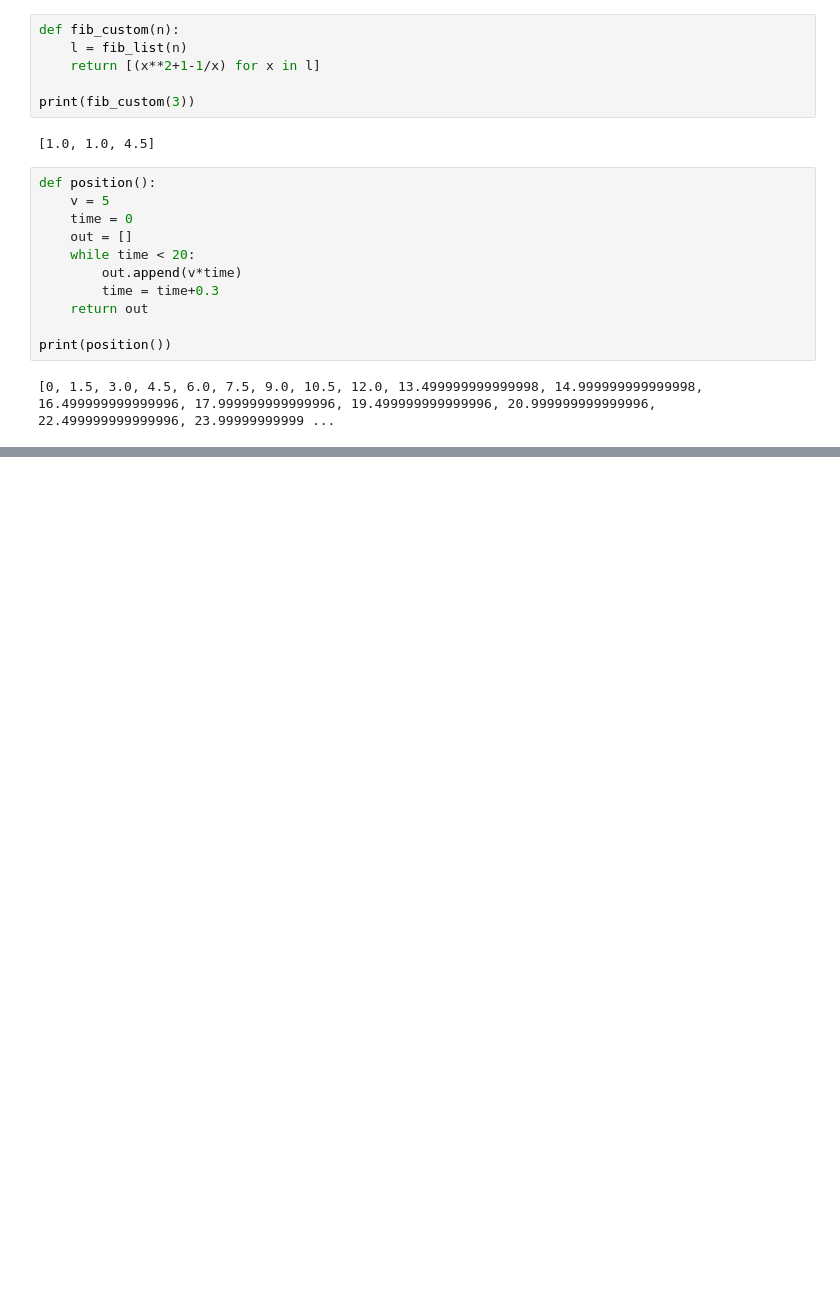
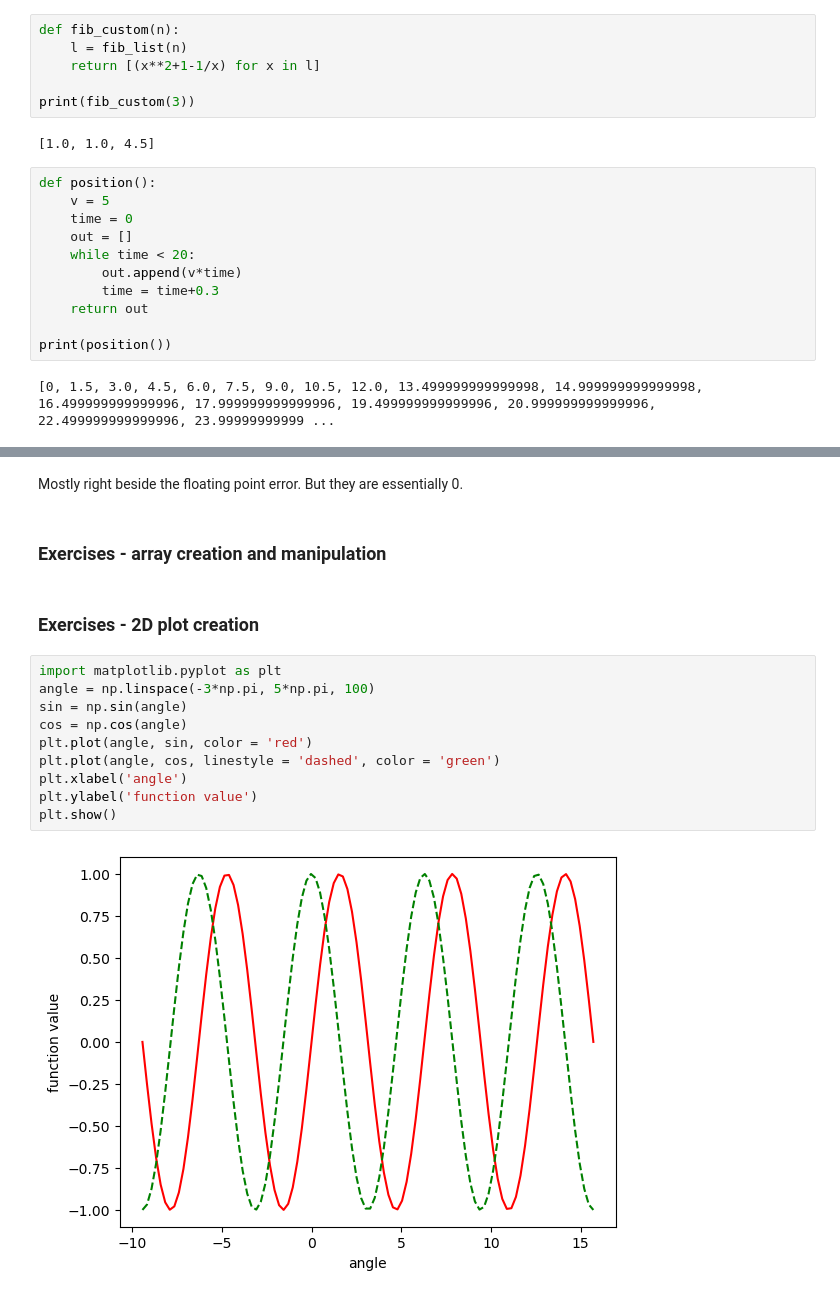
Before and after one commit to liuqiyucn/170N, a Jupyter notebook: python_tutorial_session_2_answers.ipynb, the cells around one changed output, grey strips where cells are left out. Cells and saved outputs as stored; diff of their text form; blank space fills up the shorter version.

```diff
--- a/python_tutorial_session_2_answers.ipynb
+++ b/python_tutorial_session_2_answers.ipynb
@@ -243,0 +421,18 @@ print(position())
+# %% [markdown]
+Mostly right beside the floating point error. But they are essentially 0.
+# %% [markdown]
+### Exercises - array creation and manipulation
+# %% [markdown]
+### Exercises - 2D plot creation
+# %%
+import matplotlib.pyplot as plt
+angle = np.linspace(-3*np.pi, 5*np.pi, 100)
+sin = np.sin(angle)
+cos = np.cos(angle)
+plt.plot(angle, sin, color = 'red')
+plt.plot(angle, cos, linestyle = 'dashed', color = 'green')
+plt.xlabel('angle')
+plt.ylabel('function value')
+plt.show()
+# %% [output]
+[figure, added]
```
Also changed, not shown: parts of 23 cells of this notebook.
